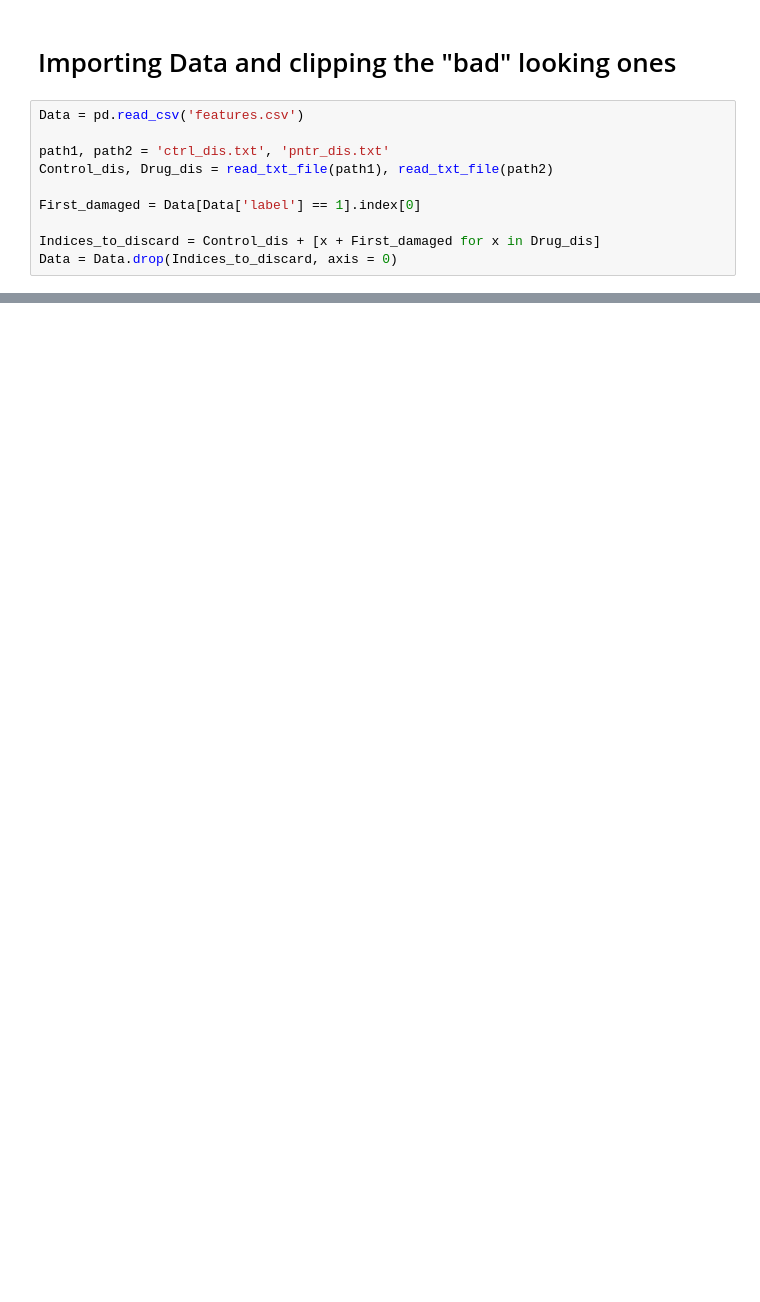
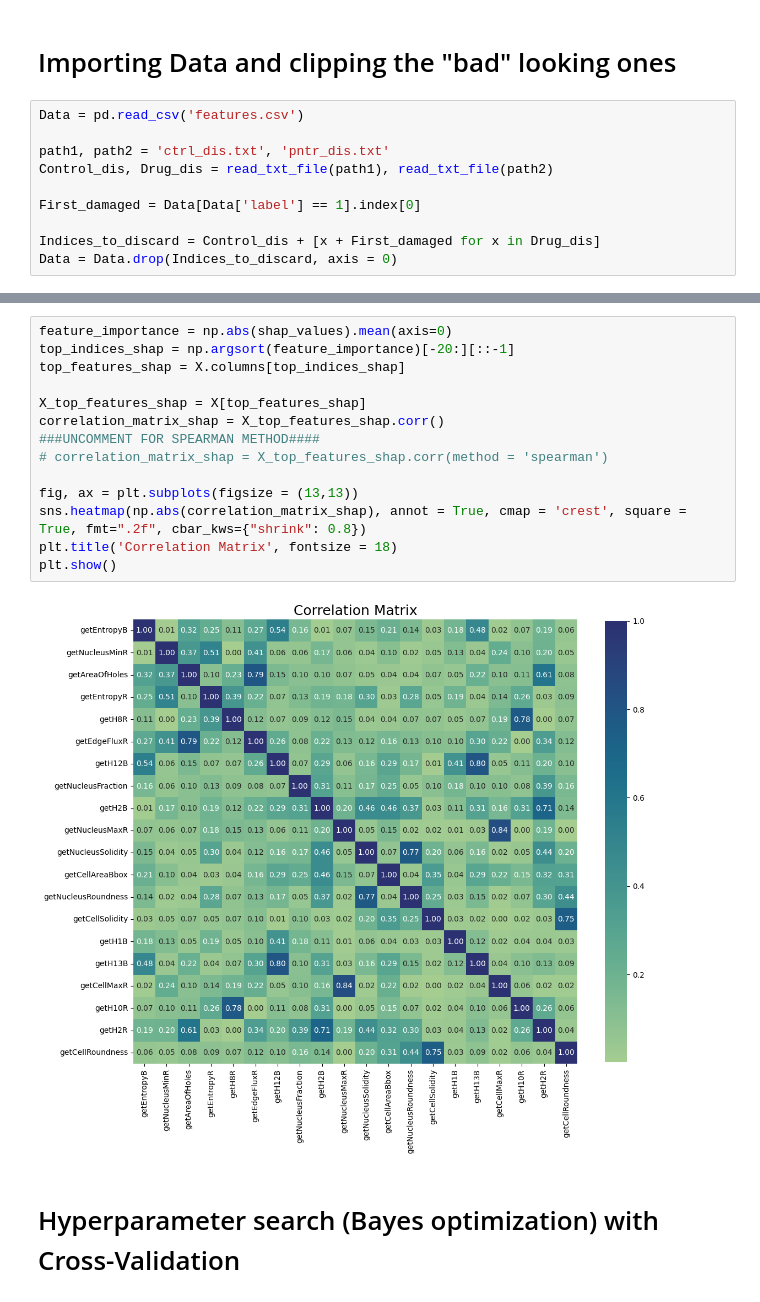
Before and after one commit to Antonio-Maschio/AML_FProject, a Jupyter notebook: Classification_Segmented_Nuclei_XGBoost.ipynb, the cells around one changed output, grey strips where cells are left out. Saved outputs shown, nothing was run; the diff lists cells and outputs as text; blank space fills up the shorter version.

```diff
--- a/Classification_Segmented_Nuclei_XGBoost.ipynb
+++ b/Classification_Segmented_Nuclei_XGBoost.ipynb
@@ -87 +154,19 @@ shap.summary_plot(shap_values, X_train, feature_names=X.columns, plot_type='bar'
+# %%
+feature_importance = np.abs(shap_values).mean(axis=0)
+top_indices_shap = np.argsort(feature_importance)[-20:][::-1]
+top_features_shap = X.columns[top_indices_shap]
+
+X_top_features_shap = X[top_features_shap]
+correlation_matrix_shap = X_top_features_shap.corr()
+###UNCOMMENT FOR SPEARMAN METHOD####
+# correlation_matrix_shap = X_top_features_shap.corr(method = 'spearman')
+
+fig, ax = plt.subplots(figsize = (13,13))
+sns.heatmap(np.abs(correlation_matrix_shap), annot = True, cmap = 'crest', square = True, fmt=".2f", cbar_kws={"shrink": 0.8})
+plt.title('Correlation Matrix', fontsize = 18)
+plt.show()
+# %% [output]
+[figure, added]
+# %% [markdown]
+# Hyperparameter search (Bayes optimization) with Cross-Validation
 # %%
```
Also changed, not shown: parts of 17 cells of this notebook.
